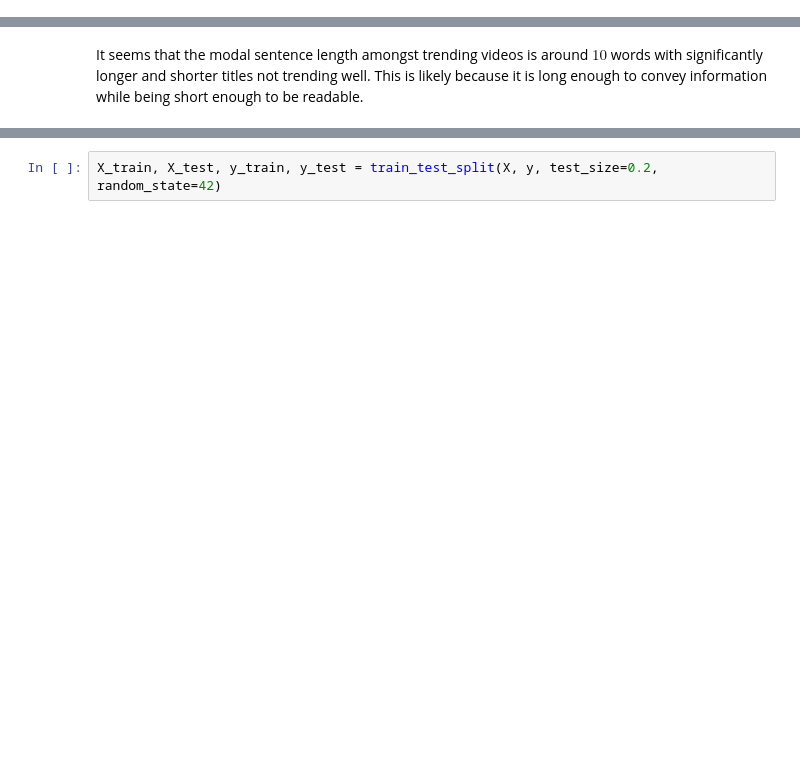
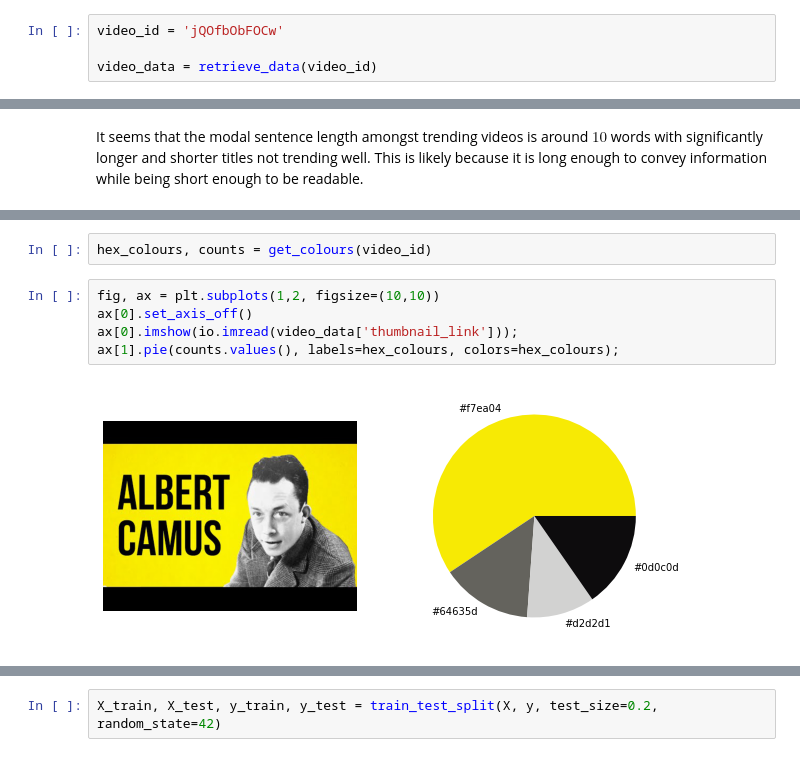
Before and after one commit to Ramin314/grad, a Jupyter notebook: notebooks/Insights/ramin-insights.ipynb, the cells around one changed output, grey strips where cells are left out. Saved outputs shown, nothing was run; the diff lists cells and outputs as text; blank space fills up the shorter version.

```diff
--- a/notebooks/Insights/ramin-insights.ipynb
+++ b/notebooks/Insights/ramin-insights.ipynb
@@ -23,0 +45,4 @@ warnings.simplefilter(action='ignore', category=Warning)
+# %%
+video_id = 'jQOfbObFOCw'
+
+video_data = retrieve_data(video_id)
@@ -114,0 +144,9 @@ def lag_cat_op(variable, op='mean', num_days=4):
+# %%
+hex_colours, counts = get_colours(video_id)
+# %%
+fig, ax = plt.subplots(1,2, figsize=(10,10))
+ax[0].set_axis_off()
+ax[0].imshow(io.imread(video_data['thumbnail_link']));
+ax[1].pie(counts.values(), labels=hex_colours, colors=hex_colours);
+# %% [output]
+[figure, added]
```
Also changed, not shown: parts of 59 cells of this notebook, 4 other files.
